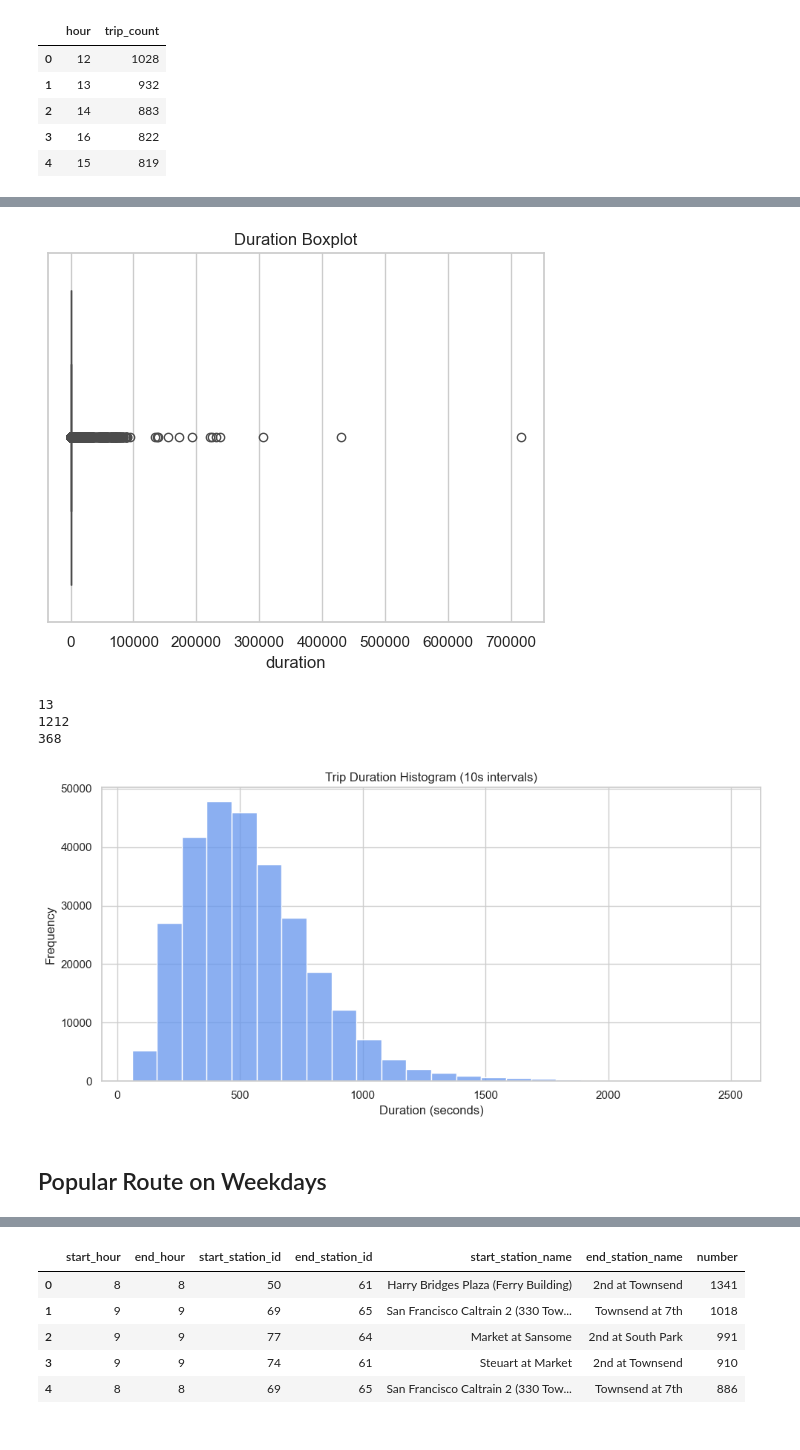
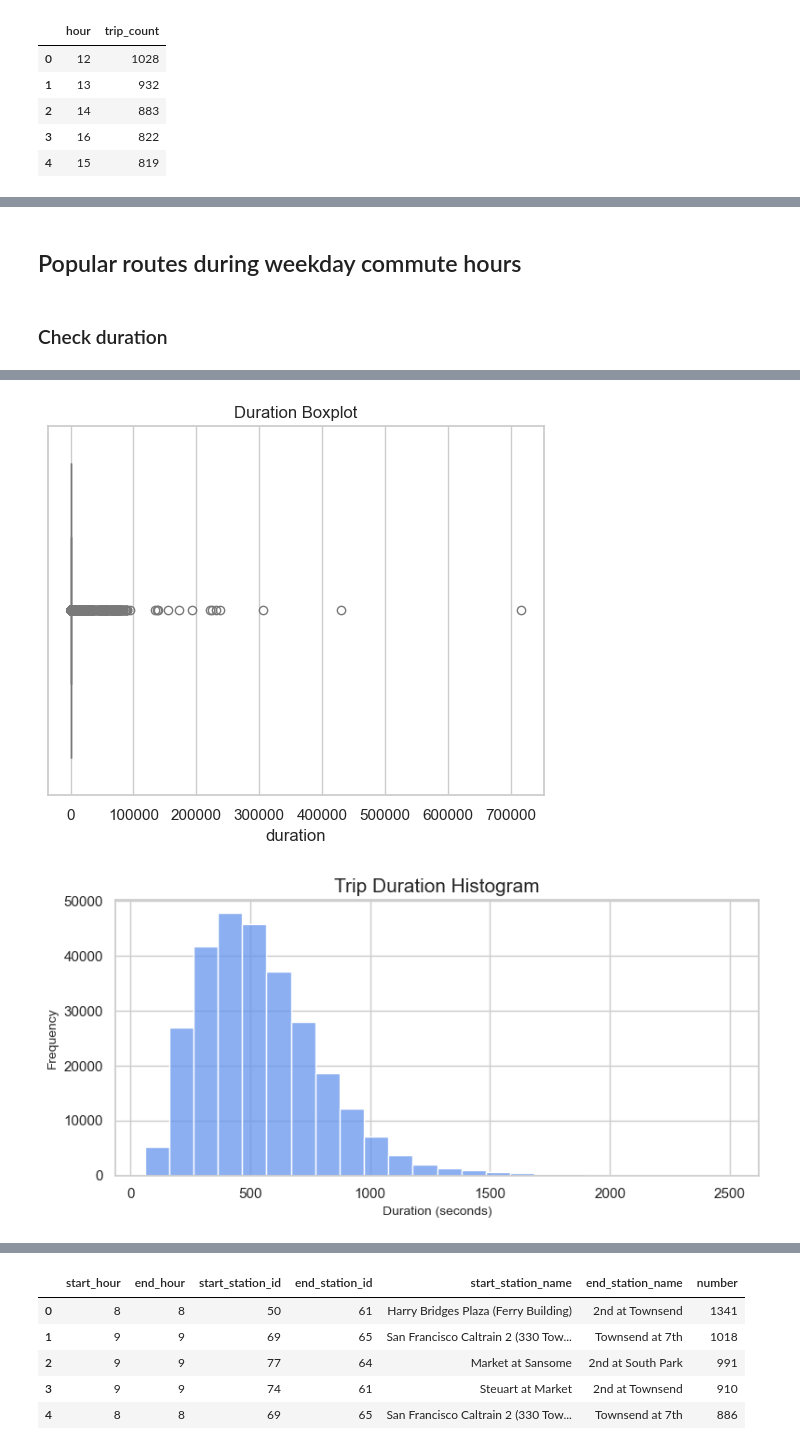
Before and after one commit to joanna-jaeeun/San-Francisco-bike-share-analysis, a Jupyter notebook: San Fransico Bike Share Analysis.ipynb, the cells around one changed output, grey strips where cells are left out. Cells and saved outputs as stored; diff of their text form; code cells hidden in the pictures.

```diff
--- a/San Fransico Bike Share Analysis.ipynb
+++ b/San Fransico Bike Share Analysis.ipynb
@@ -177,3 +152,20 @@ result10[:5]
 | 2 | 14 | 883 |
 | 3 | 16 | 822 |
 | 4 | 15 | 819 |
+# %%
+sns.set_theme(style="whitegrid")
+
+plt.figure(figsize=(12, 6))
+sns.pointplot(x='hour', y='trip_count', data=result4, color='red', alpha=0.5, label='Dataset 1')
+sns.pointplot(x='hour', y='trip_count', data=result41, color='green', alpha=0.5, label='Dataset 2')
+
+plt.title("Hourly Usage Trend", fontsize=18)
+plt.xlabel("Hour of Day", fontsize=15)
+plt.ylabel("Usage Count", fontsize=15)
+plt.xticks(range(0, 23))
+
+plt.legend(labels=['Different start and destination', 'Same start and destination'])
+
+plt.grid(True, which='both', axis='both', linestyle='--', linewidth=0.5, color='gray')
+plt.tight_layout()
+plt.show()
@@ -180 +174,5 @@ result10[:5]
+# %% [markdown]
+## Popular routes during weekday commute hours
+# %% [markdown]
+### Check duration
 # %%
@@ -197,18 +194,9 @@ result3.head() #len(result3) #283348
 | 3 | 4076 | 1118 | 2013-08-29 09:25:00 | South Van Ness at Market | 66 | 2013-08-29 09:43:00 | San Francisco Caltrain 2 (330 Tow... | ... |
 | 4 | 4080 | 764 | 2013-08-29 09:36:00 | South Van Ness at Market | 66 | 2013-08-29 09:49:00 | San Francisco Caltrain 2 (330 Tow... | ... |
 # %%
-# removed outliers
-sns.boxplot(x='duration', data=result3)
+# Remove outliers over 100,000 sec
+sns.boxplot(x='duration', data=result5, color='lightblue')
 plt.title('Duration Boxplot')
 plt.show()
 # %% [output]
-[figure, old version]
+[figure, new version]
-# %%
-print(len(result3[result3['duration']>100000])) #13
-print(len(result3[(result3['duration'] > 5000) & (result3['duration'] < 100000)])) # 1212 (0.5%)
-print(len(result3[(result3['duration'] > 3500) & (result3['duration'] < 5000)])) #368
-#3600 over : 1562 (0.05 % )#100000 : 13 (like tow hour )
-# %% [output]
-13
-1212
-368
@@ -217,19 +203,11 @@ result3 = result3[result3['duration']<100000]
 # %%
-import seaborn as sns
-import matplotlib.pyplot as plt
+plt.figure(figsize=(8, 4))
+sns.histplot(data=result5[result5['duration']<2500], x='duration', binwidth=100, color='cornflowerblue')
 
-plt.figure(figsize=(10, 5))
-sns.histplot(data=result3[result3['duration']<2500], x='duration', binwidth=100, color='cornflowerblue')
-
-plt.xlabel('Duration (seconds)')
-plt.ylabel('Frequency')
-plt.title('Trip Duration Histogram (10s intervals)')
+plt.xlabel('Duration (seconds)', fontsize=10)
+plt.ylabel('Frequency', fontsize=10)
+plt.title('Trip Duration Histogram' , fontsize=15)
 plt.tight_layout()
 plt.show()
-
-#Around 33 mins(2000 sec) meaningful data analysis range
-#At but other cases are smaller so we do firstly contain all the data and sorted out unnecessary one
 # %% [output]
-[figure, old version]
+[figure, new version]
-# %% [markdown]
-## Popular Route on Weekdays
```
Also changed, not shown: parts of 50 cells of this notebook.
